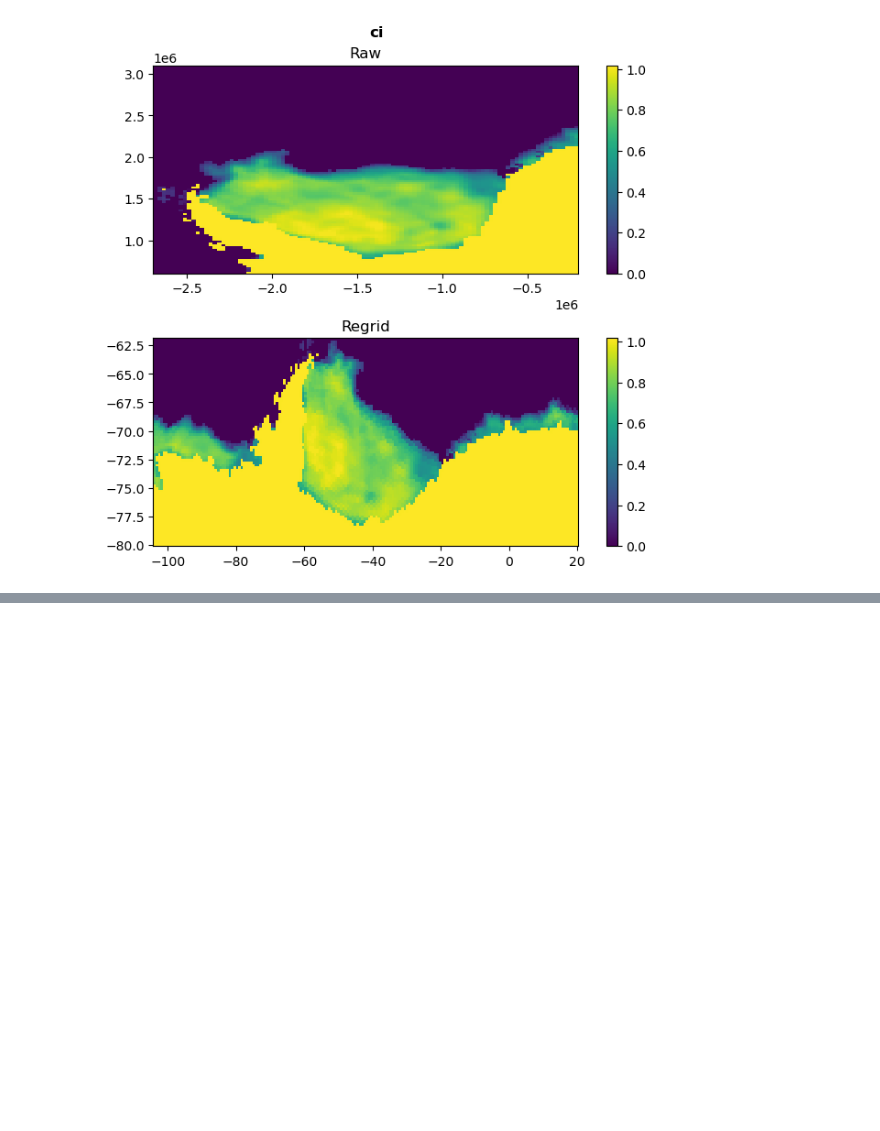
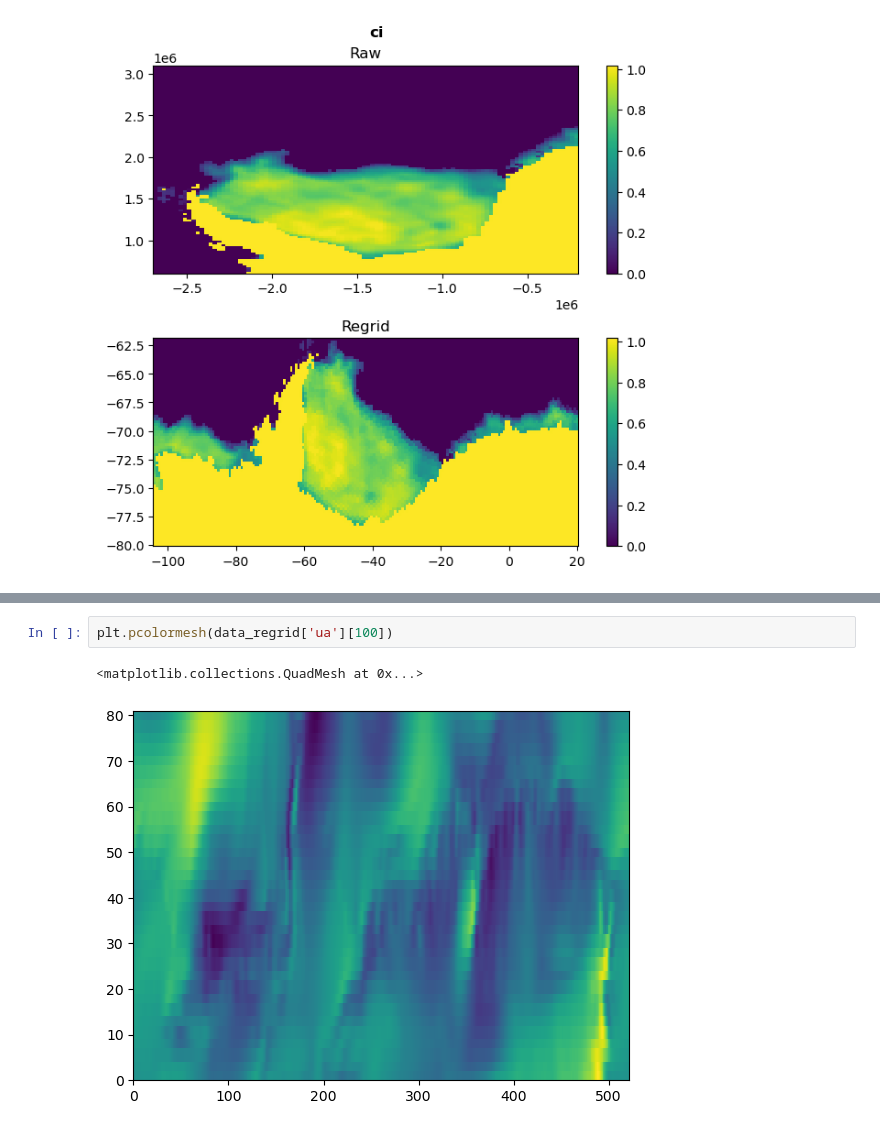
Before and after one commit to jackbassham/thesis-rough, a Jupyter notebook: notebooks/5.0-jwb-test-plot-regrid.ipynb, the cells around one changed output, grey strips where cells are left out. Drawn from its saved outputs; the diff is of its cells as text; blank space fills up the shorter version.

```diff
--- a/notebooks/5.0-jwb-test-plot-regrid.ipynb
+++ b/notebooks/5.0-jwb-test-plot-regrid.ipynb
@@ -264,0 +314,5 @@ plot_original_and_regrid(
+# %%
+plt.pcolormesh(data_regrid['ua'][100])
+# %% [output]
+<matplotlib.collections.QuadMesh at 0x...>
+[figure, added]
```
Also changed, not shown: parts of 7 cells of this notebook.
